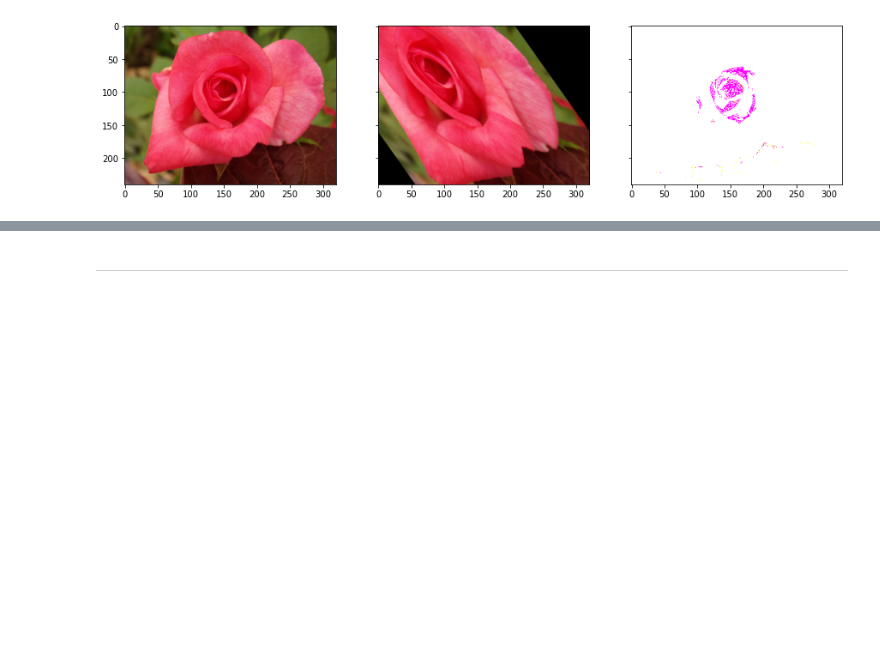
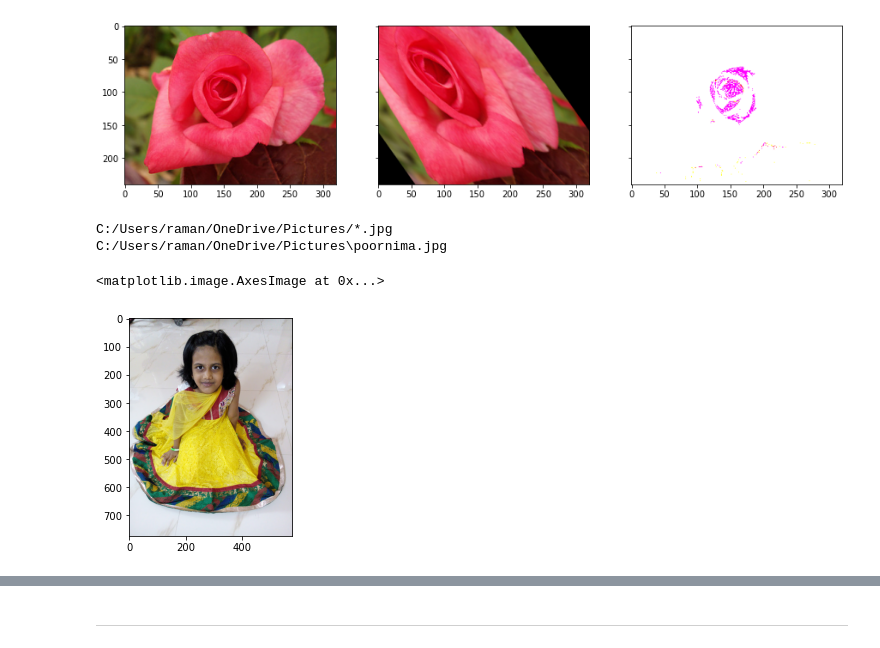
Before and after one commit to srinirama/Convolutional-Neural-Network-Industry-Applications, a Jupyter notebook: Using-CNNs-with-Flowers-Images/Working_With_Flower_Images.ipynb, the cells around one changed output, grey strips where cells are left out. Saved outputs shown, nothing was run; the diff lists cells and outputs as text; code cells hidden in the pictures; blank space fills up the shorter version.

Commit message:
Image 2

```diff
--- a/Using-CNNs-with-Flowers-Images/Working_With_Flower_Images.ipynb
+++ b/Using-CNNs-with-Flowers-Images/Working_With_Flower_Images.ipynb
@@ -413,3 +413,21 @@ plot_image([image, shear_image, bright_jitter])
 # %% [output]
 Clipping input data to the valid range for imshow with RGB data ([0..1] for floats or [0..255] for integers).
 [figure]
+# %%
+# globbing example
+# help(glob)
+test_path = "C:/Users/raman/OneDrive/Pictures/*.jpg"
+print(test_path)
+
+# glob through the directory (returns a list of all file paths)
+test_path = glob.glob(test_path)
+print(test_path[0]) # access an individual file
+
+# run this block multiple times to look at some randomly chosen images of roses
+poornima_image = io.imread(test_path[0])
+plt.imshow(poornima_image)
+# %% [output]
+C:/Users/raman/OneDrive/Pictures/*.jpg
+C:/Users/raman/OneDrive/Pictures\poornima.jpg
+<matplotlib.image.AxesImage at 0x...>
+[figure, added]
```
Also changed, not shown: parts of 14 cells of this notebook.
